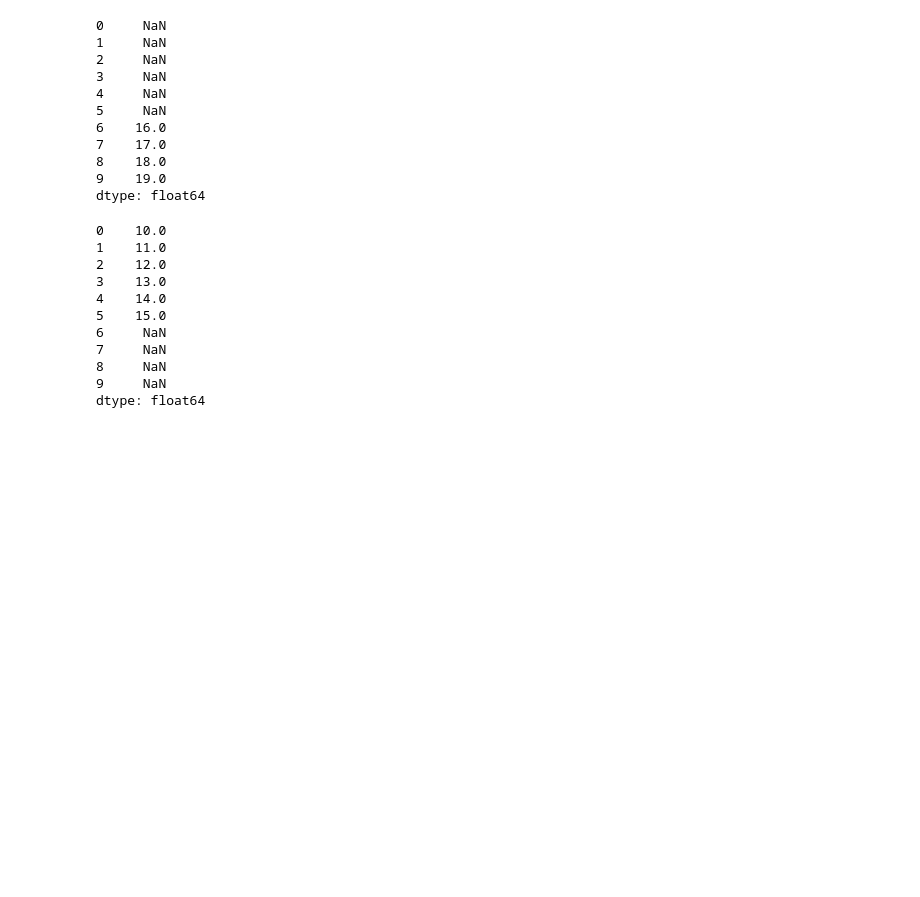
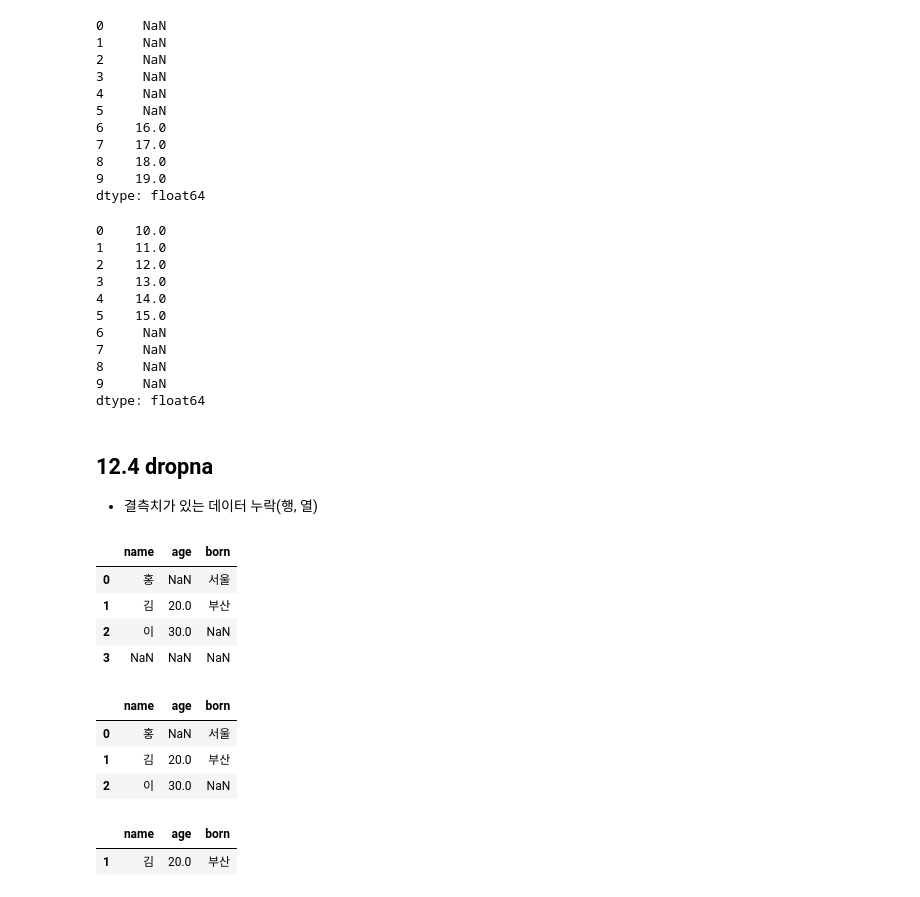
Before and after one commit to comlec/ai_x, a Jupyter notebook: source/01_python/ch11_데이터프레임과시리즈(Pandas)_9절~.ipynb, the cells around one changed output. Drawn from its saved outputs; the diff is of its cells as text; code cells hidden in the pictures; blank space fills up the shorter version.

```diff
--- a/source/01_python/ch11_데이터프레임과시리즈(Pandas)_9절~.ipynb
+++ b/source/01_python/ch11_데이터프레임과시리즈(Pandas)_9절~.ipynb
@@ -851,3 +851,29 @@ s.mask(s>15)
 8     NaN
 9     NaN
 dtype: float64
+# %% [markdown]
+## 12.4 dropna
+- 결측치가 있는 데이터 누락(행, 열)
+# %%
+df = pd.DataFrame({'name':['홍','김','이', np.nan],
+                   'age': [np.nan, 20, 30, np.nan],
+                   'born':['서울','부산',np.nan,np.nan]})
+df
+# %% [output]
+|  | name | age | born |
+| 0 | 홍 | NaN | 서울 |
+| 1 | 김 | 20.0 | 부산 |
+| 2 | 이 | 30.0 | NaN |
+| 3 | NaN | NaN | NaN |
+# %%
+df.dropna(how='all') # 모두 결측치인 행만 삭제 (axis=0기본값)
+# %% [output]
+|  | name | age | born |
+| 0 | 홍 | NaN | 서울 |
+| 1 | 김 | 20.0 | 부산 |
+| 2 | 이 | 30.0 | NaN |
+# %%
+df.dropna() # 결측치가 하나라도 있는 행 삭제
+# %% [output]
+|  | name | age | born |
+| 1 | 김 | 20.0 | 부산 |
```
Also changed, not shown: parts of 18 cells of this notebook.
